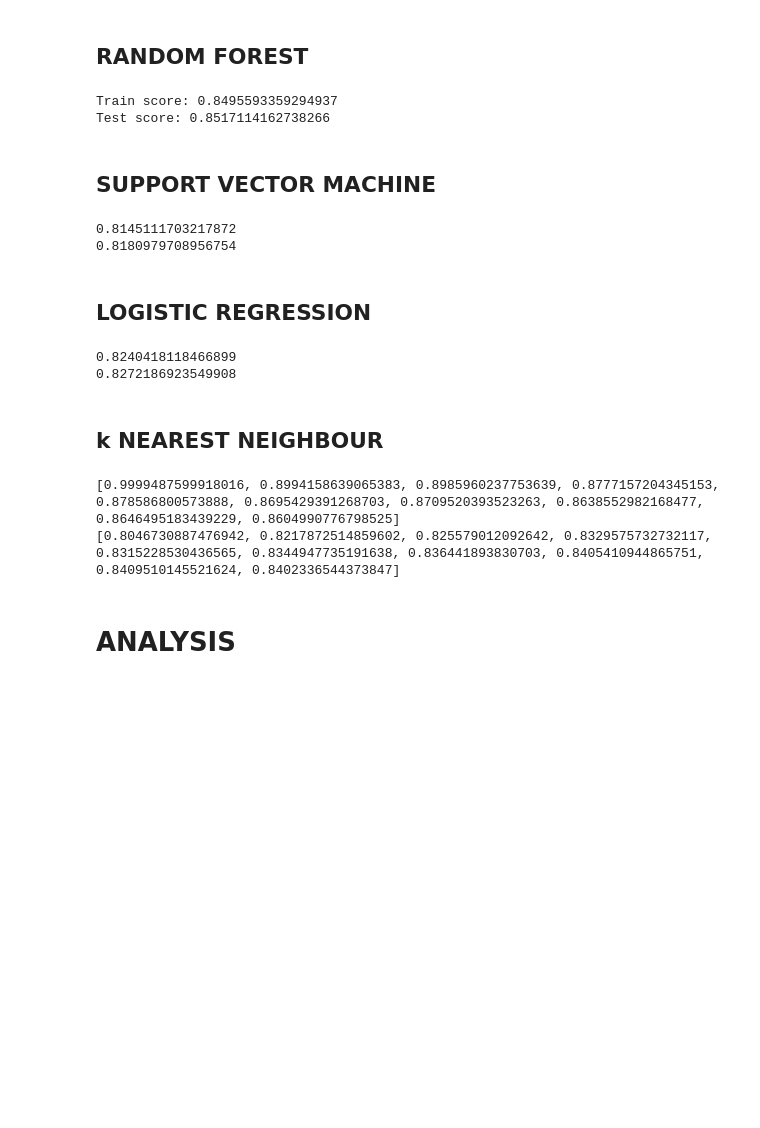
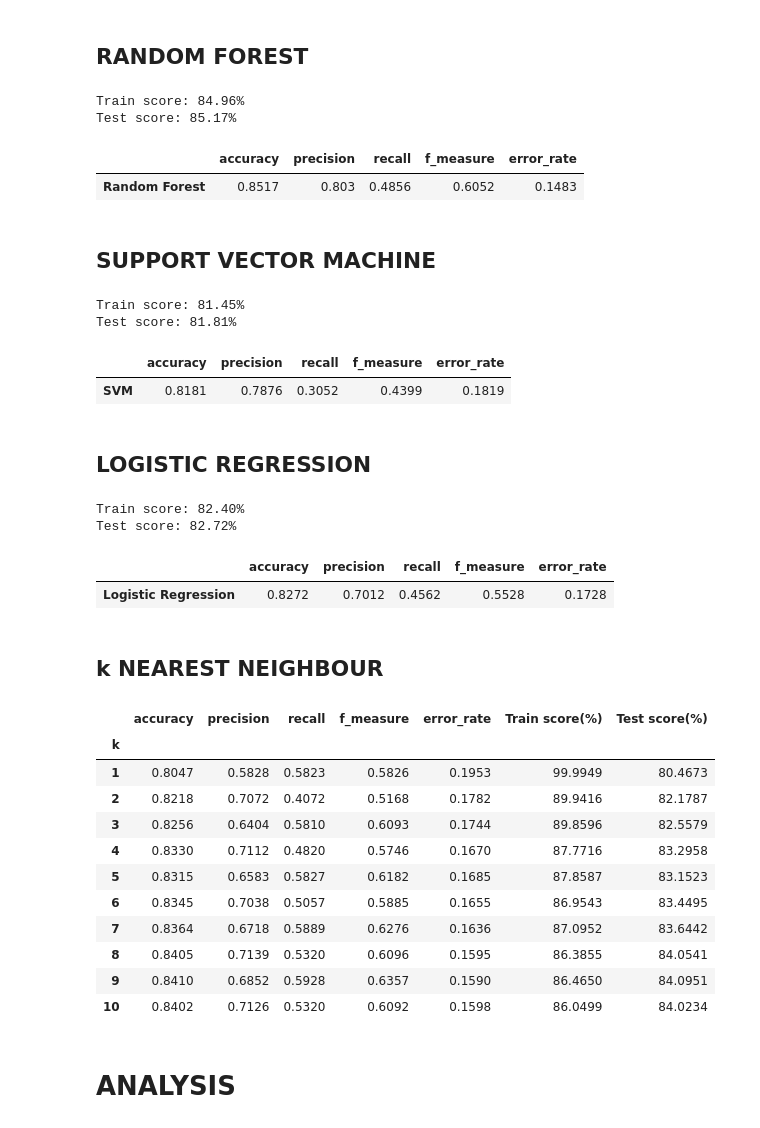
Before and after one commit to adititewari13/Adult-Data_ML, a Jupyter notebook: Adult-Data/income_analysis.ipynb, the cells around one changed output. Drawn from its saved outputs; the diff is of its cells as text; code cells hidden in the pictures; blank space fills up the shorter version.

Commit message:
Add function and dataframes

```diff
--- a/Adult-Data/income_analysis.ipynb
+++ b/Adult-Data/income_analysis.ipynb
@@ -299,11 +334,17 @@ clf.fit(x_train, y_train)
 rf_train_pred = clf.predict(x_train)
 rf_test_pred = clf.predict(x_test)
 
-print(f'Train score: {accuracy_score(y_train, rf_train_pred)}')
-print(f'Test score: {accuracy_score(y_test, rf_test_pred)}')
+print(f'Train score: {accuracy_score(y_train, rf_train_pred)*100:.2f}%')
+print(f'Test score: {accuracy_score(y_test, rf_test_pred)*100:.2f}%')
+
+rf_eval = evaluate(y_test, rf_test_pred)
+rf_df = round(pd.DataFrame([rf_eval], index = ['Random Forest']),4)
+display(rf_df)
 # %% [output]
-Train score: 0.8495593359294937
-Test score: 0.8517114162738266
+Train score: 84.96%
+Test score: 85.17%
+|  | accuracy | precision | recall | f_measure | error_rate |
+| Random Forest | 0.8517 | 0.803 | 0.4856 | 0.6052 | 0.1483 |
 # %% [markdown]
 ## SUPPORT VECTOR MACHINE
 # %%
@@ -313,43 +354,69 @@ svm_model.fit(x_train, y_train)
 svm_train_pred = svm_model.predict(x_train)
 svm_test_pred = svm_model.predict(x_test)
 
-print(accuracy_score(y_train, svm_train_pred))
-print(accuracy_score(y_test, svm_test_pred))
+print(f'Train score: {accuracy_score(y_train, svm_train_pred)*100:.2f}%')
+print(f'Test score: {accuracy_score(y_test, svm_test_pred)*100:.2f}%')
+
+svm_eval = evaluate(y_test, svm_test_pred)
+svm_df = round(pd.DataFrame([svm_eval], index = ['SVM']),4)
+display(svm_df)
 # %% [output]
-0.8145111703217872
-0.8180979708956754
+Train score: 81.45%
+Test score: 81.81%
+|  | accuracy | precision | recall | f_measure | error_rate |
+| SVM | 0.8181 | 0.7876 | 0.3052 | 0.4399 | 0.1819 |
 # %% [markdown]
 ## LOGISTIC REGRESSION
 # %%
-lm = LogisticRegression(multi_class = 'multinomial', max_iter = 1000)
-lm.fit(x_train, y_train)
+lr = LogisticRegression(multi_class = 'multinomial', max_iter = 1000)
+lr.fit(x_train, y_train)
 
-lm_train_pred = lm.predict(x_train)
-lm_test_pred = lm.predict(x_test)
+lr_train_pred = lr.predict(x_train)
+lr_test_pred = lr.predict(x_test)
 
-print(accuracy_score(y_train, lm_train_pred))
-print(accuracy_score(y_test, lm_test_pred))
+print(f'Train score: {accuracy_score(y_train, lr_train_pred)*100:.2f}%')
+print(f'Test score: {accuracy_score(y_test, lr_test_pred)*100:.2f}%')
+
+lr_eval = evaluate(y_test, lr_test_pred)
+lr_df = round(pd.DataFrame([lr_eval], index = ['Logistic Regression']),4)
+display(lr_df)
 # %% [output]
-0.8240418118466899
-0.8272186923549908
+Train score: 82.40%
+Test score: 82.72%
+|  | accuracy | precision | recall | f_measure | error_rate |
+| Logistic Regression | 0.8272 | 0.7012 | 0.4562 | 0.5528 | 0.1728 |
 # %% [markdown]
 ## k NEAREST NEIGHBOUR
 # %%
 k_range = range(1, 11)
-train_score, test_score = [], []
+knn_output = []
 
 for val in k_range:
     knn = KNeighborsClassifier(n_neighbors= val)
     knn.fit(x_train, y_train)
     knn_train_pred = knn.predict(x_train)
     knn_test_pred = knn.predict(x_test)
-    train_score.append(accuracy_score(y_train, knn_train_pred))
-    test_score.append(accuracy_score(y_test, knn_test_pred))
+    knn_eval = evaluate(y_test, knn_test_pred)
+    knn_eval['k'] = val
+    knn_eval['Train score(%)'] = accuracy_score(y_train, knn_train_pred)*100
+    knn_eval['Test score(%)'] = accuracy_score(y_test, knn_test_pred)*100
+    knn_output.append(knn_eval)
 
-print(train_score)
-print(test_score)
+knn_df = round(pd.DataFrame(knn_output),4)
+knn_df.set_index('k', inplace = True)
+display(knn_df)
 # %% [output]
-[0.9999487599918016, 0.8994158639065383, 0.8985960237753639, 0.8777157204345153, 0.878586800573888, 0.8695429391268703, 0.8709520393523263, 0.8638552982168477, 0.8646495183439229, 0.8604990776798525]
-[0.8046730887476942, 0.8217872514859602, 0.825579012092642, 0.8329575732732117, 0.8315228530436565, 0.8344947735191638, 0.836441893830703, 0.8405410944865751, 0.8409510145521624, 0.8402336544373847]
+|  | accuracy | precision | recall | f_measure | error_rate | Train score(%) | Test score(%) |
+| k |  |  |  |  |  |  |  |
+| 1 | 0.8047 | 0.5828 | 0.5823 | 0.5826 | 0.1953 | 99.9949 | 80.4673 |
+| 2 | 0.8218 | 0.7072 | 0.4072 | 0.5168 | 0.1782 | 89.9416 | 82.1787 |
+| 3 | 0.8256 | 0.6404 | 0.5810 | 0.6093 | 0.1744 | 89.8596 | 82.5579 |
+| 4 | 0.8330 | 0.7112 | 0.4820 | 0.5746 | 0.1670 | 87.7716 | 83.2958 |
+| 5 | 0.8315 | 0.6583 | 0.5827 | 0.6182 | 0.1685 | 87.8587 | 83.1523 |
+| 6 | 0.8345 | 0.7038 | 0.5057 | 0.5885 | 0.1655 | 86.9543 | 83.4495 |
+| 7 | 0.8364 | 0.6718 | 0.5889 | 0.6276 | 0.1636 | 87.0952 | 83.6442 |
+| 8 | 0.8405 | 0.7139 | 0.5320 | 0.6096 | 0.1595 | 86.3855 | 84.0541 |
+| 9 | 0.8410 | 0.6852 | 0.5928 | 0.6357 | 0.1590 | 86.4650 | 84.0951 |
+| 10 | 0.8402 | 0.7126 | 0.5320 | 0.6092 | 0.1598 | 86.0499 | 84.0234 |
 # %% [markdown]
 # ANALYSIS
```
Also changed, not shown: parts of 3 cells of this notebook.
